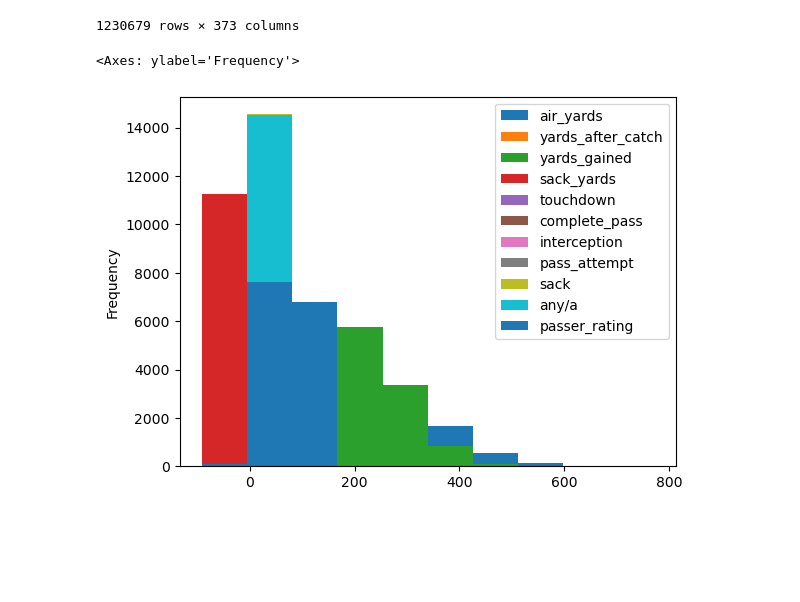
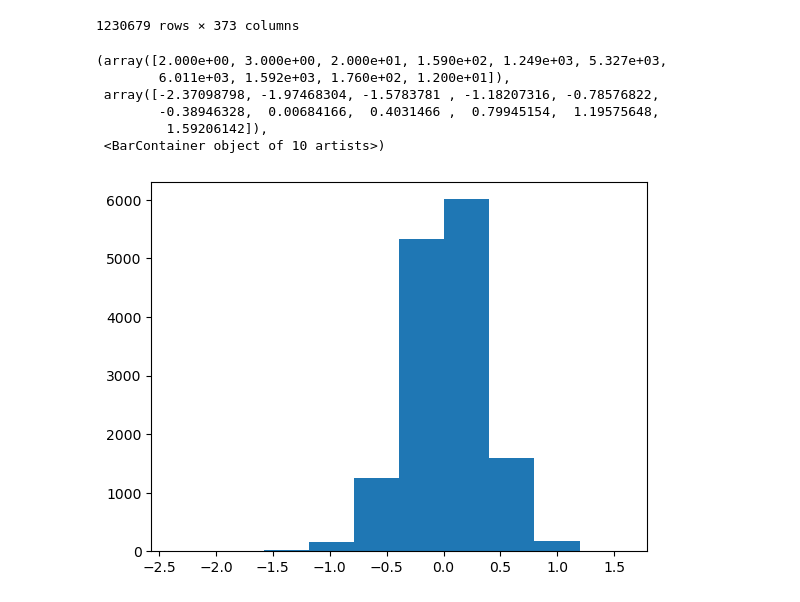
Before and after one commit to alexanderjireland/brock-purdy-mid-course-project, a Jupyter notebook: notebook/EDA_Python.ipynb, the cells around one changed output. Cells and saved outputs as stored; diff of their text form; code cells hidden in the pictures; blank space fills up the shorter version.

Commit message:
Working on some more data analysis. Finding some interesting stuff, I think.

```diff
--- a/notebook/EDA_Python.ipynb
+++ b/notebook/EDA_Python.ipynb
@@ -17,11 +19,11 @@ for i in YEARS:
 
 data = pd.concat(data_list, ignore_index=True, sort=True)
 
-data.to_pickle('nfl_pbp_data.pkl')
-data.to_csv('nfl_pbp_data.csv')
+data.to_pickle('../data/nfl_pbp_data.pkl')
+data.to_csv('../data/nfl_pbp_data.csv')
 '''
 
-data = pd.read_pickle('nfl_pbp_data.pkl')
+data = pd.read_pickle('../data/nfl_pbp_data.pkl')
 # %%
 data
 # %% [output]
@@ -64,7 +66,9 @@ game_data = data.groupby(['game_id', 'passer_player_name']).agg({'air_yards' : '
                                                                  'interception' : 'sum',
                                                                  'pass_attempt' : 'sum',
                                                                  'sack' : 'sum',
-                                                                 'qb_epa' : 'mean'}).reset_index()
+                                                                 'qb_epa' : 'mean',
+                                                                 'home_team': 'first',
+                                                                 'away_team': 'first'}).reset_index()
 sack_data = data[data['sack']==1]
 #sack_data
 
@@ -72,7 +76,12 @@ game_data['any/a'] = game_data.apply(lambda row: anya(pass_yds=row['air_yards'],
 game_data['passer_rating'] = game_data.apply(lambda row: passer_rating(cmp = row['complete_pass'], pass_yds = row['air_yards'], tds = row['touchdown'], ints = row['interception'], att = row['pass_attempt']), axis = 1)
 # %%
 qb_game_data = game_data[game_data['pass_attempt'] > 10]
-qb_game_data.plot(kind='hist', x='qb_epa')
+plt.hist(qb_game_data['qb_epa'])
 # %% [output]
-<Axes: ylabel='Frequency'>
+(array([2.000e+00, 3.000e+00, 2.000e+01, 1.590e+02, 1.249e+03, 5.327e+03,
+        6.011e+03, 1.592e+03, 1.760e+02, 1.200e+01]),
+ array([-2.37098798, -1.97468304, -1.5783781 , -1.18207316, -0.78576822,
+        -0.38946328,  0.00684166,  0.4031466 ,  0.79945154,  1.19575648,
+         1.59206142]),
+ <BarContainer object of 10 artists>)
-[figure, old version]
+[figure, new version]
```
Also changed, not shown: parts of 12 cells of this notebook.
